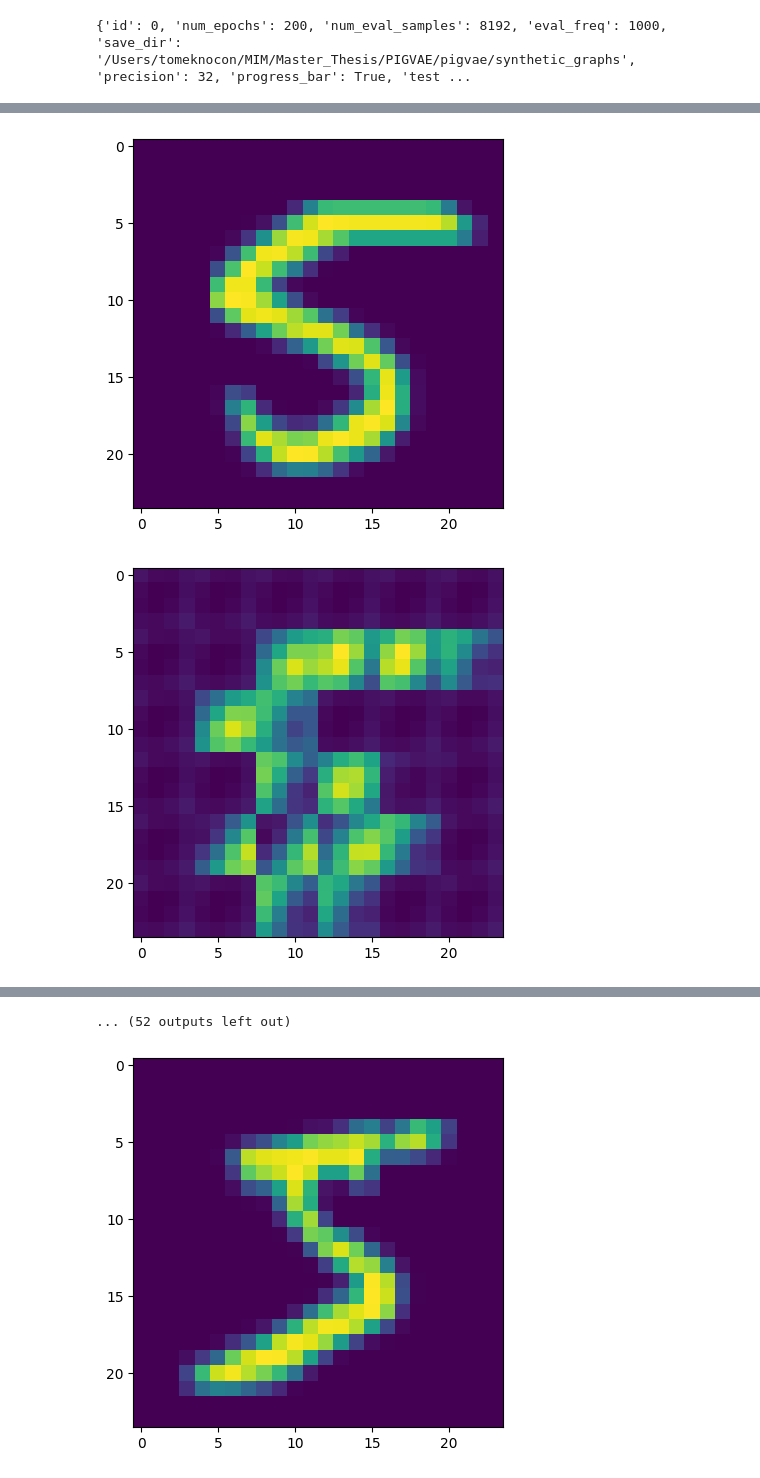
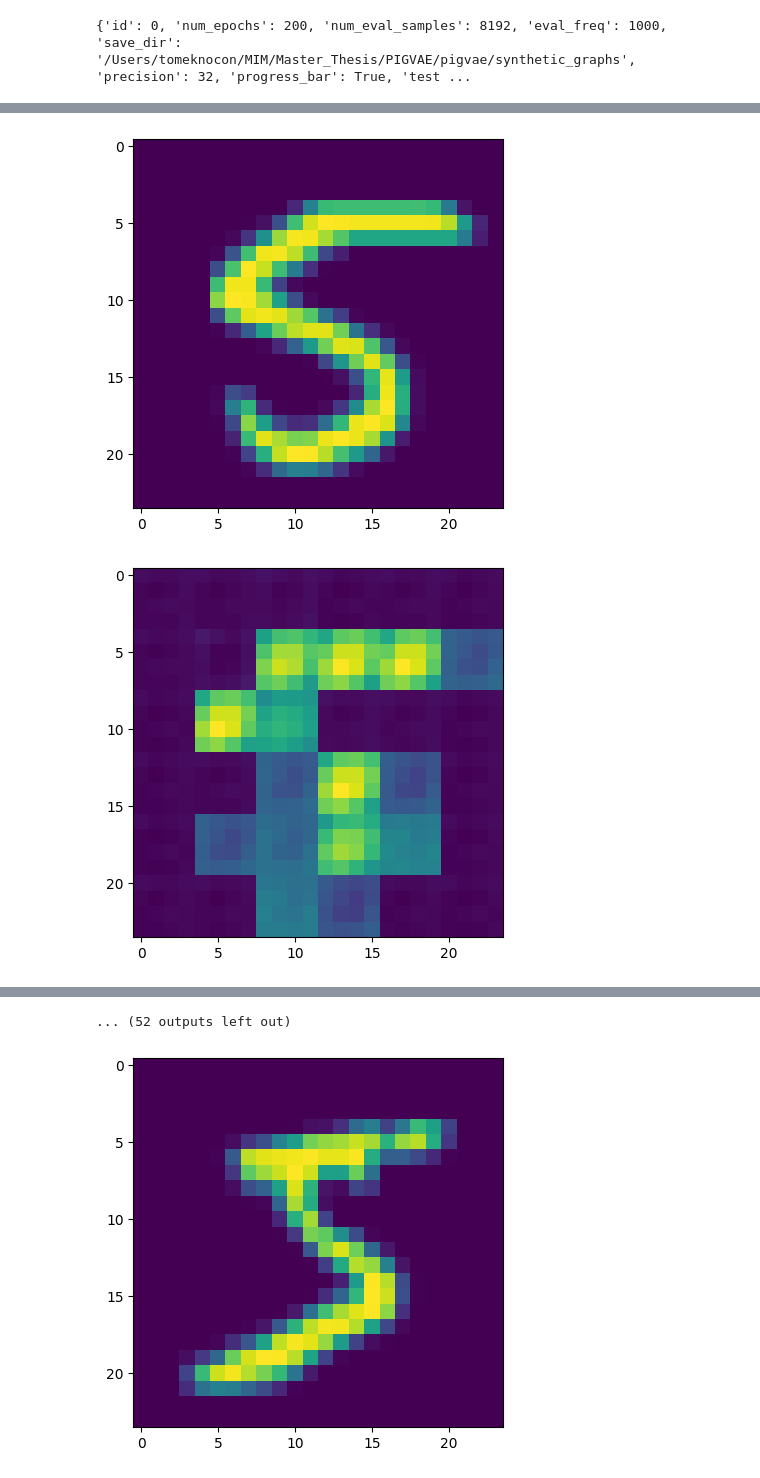
Before and after one commit to TomekNocon/pigvae, a Jupyter notebook: pigvae/synthetic_graphs/mnist_graph_test.ipynb, the cells around one changed output, grey strips where cells are left out. Drawn from its saved outputs; the diff is of its cells as text; code cells hidden in the pictures.

```diff
--- a/pigvae/synthetic_graphs/mnist_graph_test.ipynb
+++ b/pigvae/synthetic_graphs/mnist_graph_test.ipynb
@@ -45,5 +45,3 @@ datamodule = GraphDataModule(
         samples_per_epoch=1000,
         distributed_sampler=None
     )
-# %%
-train = datamodule.train_dataloader()
@@ -235,4 +176,4 @@ from pigvae.modules import GraphAE, GraphEncoder
 model = GraphAE(params_dict)
 encoder = GraphEncoder(params_dict)
 # %%
-a = encoder(vals[0].node_features, vals[0].edge_features, vals[0].mask)
+a = encoder(batches[0].node_features, batches[0].edge_features, batches[0].mask)
@@ -249,7 +184,7 @@ from pigvae.synthetic_graphs.metrics import Critic
 from pigvae.trainer import PLGraphAE
 # %%
 model = PLGraphAE(params_dict, Critic)
-model.load_state_dict(torch.load('run0/last-v42.ckpt')['state_dict'])
+model.load_state_dict(torch.load('run0/last-v50.ckpt')['state_dict'])
 model.eval()
 # %% [output]
 PLGraphAE(
@@ -270,7 +205,7 @@ PLGraphAE(
   )
 )
 # %%
-b = model(vals[-2], True)
+b = model(batches[-2], True)
 # %%
 def restore_tensor(a, bs, c, h, w, patch_size):
     # Step 1: Reshape a to match the patch grid layout
@@ -296,17 +231,17 @@ def restore_tensor(a, bs, c, h, w, patch_size):
 # %%
 import matplotlib.pyplot as plt
 
 for i in range(32):
 
-    org = restore_tensor(vals[-2].node_features, 32, 1, 24, 24, 4)
+    org = restore_tensor(batches[-2].node_features, 32, 1, 24, 24, 4)
     pred = restore_tensor(b[0].node_features, 32, 1, 24, 24, 4)
 
     plt.imshow(org[i].reshape(24, 24, 1).detach().numpy())
     plt.show()
 
     plt.imshow(pred[i].reshape(24, 24, 1).detach().numpy())
     plt.show()
 # %% [output]
 [figure]
-[figure, old version]
+[figure, new version]
 [figure]
```
Also changed, not shown: parts of 33 cells of this notebook, 4 other files.
